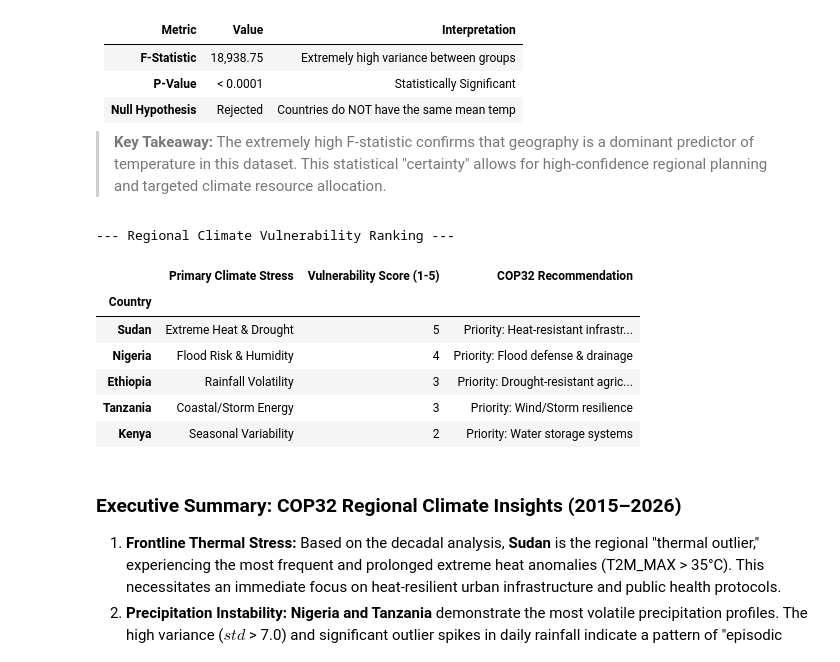
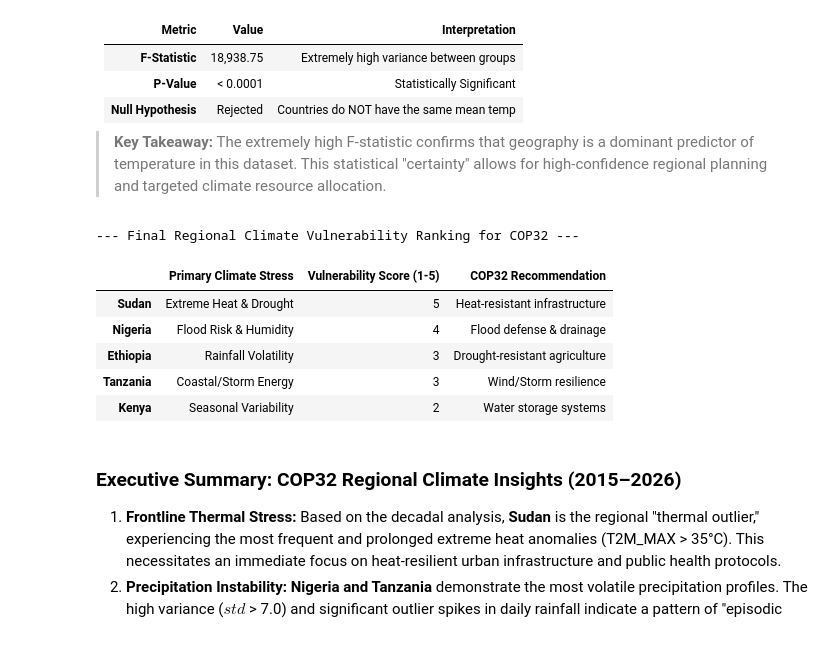
Before and after one commit to SimretAbebe/climate-challenge-week0, a Jupyter notebook: notebooks/compare_countries.ipynb, the cells around one changed output. Drawn from its saved outputs; the diff is of its cells as text; code cells hidden in the pictures.

```diff
--- a/notebooks/compare_countries.ipynb
+++ b/notebooks/compare_countries.ipynb
@@ -233,32 +241,29 @@ Conclusion: There are significant differences in mean temperature between the fi
 
 > **Key Takeaway:** The extremely high F-statistic confirms that geography is a dominant predictor of temperature in this dataset. This statistical "certainty" allows for high-confidence regional planning and targeted climate resource allocation.
 # %%
-# Final Vulnerability Synthesis
-vulnerability_data = {
-    'Country': ['Sudan', 'Nigeria', 'Ethiopia', 'Tanzania', 'Kenya'],
+# Explicit Vulnerability Ranking Table
+vulnerability_df = pd.DataFrame({
     'Primary Climate Stress': ['Extreme Heat & Drought', 'Flood Risk & Humidity', 'Rainfall Volatility', 'Coastal/Storm Energy', 'Seasonal Variability'],
     'Vulnerability Score (1-5)': [5, 4, 3, 3, 2],
     'COP32 Recommendation': [
-        'Priority: Heat-resistant infrastructure',
-        'Priority: Flood defense & drainage',
-        'Priority: Drought-resistant agriculture',
-        'Priority: Wind/Storm resilience',
-        'Priority: Water storage systems'
+        'Heat-resistant infrastructure',
+        'Flood defense & drainage',
+        'Drought-resistant agriculture',
+        'Wind/Storm resilience',
+        'Water storage systems'
     ]
-}
+}, index=['Sudan', 'Nigeria', 'Ethiopia', 'Tanzania', 'Kenya'])
 
-vulnerability_df = pd.DataFrame(vulnerability_data).set_index('Country')
-print("--- Regional Climate Vulnerability Ranking ---")
+print("--- Final Regional Climate Vulnerability Ranking for COP32 ---")
 display(vulnerability_df)
 # %% [output]
---- Regional Climate Vulnerability Ranking ---
+--- Final Regional Climate Vulnerability Ranking for COP32 ---
 |  | Primary Climate Stress | Vulnerability Score (1-5) | COP32 Recommendation |
-| Country |  |  |  |
-| Sudan | Extreme Heat & Drought | 5 | Priority: Heat-resistant infrastr... |
-| Nigeria | Flood Risk & Humidity | 4 | Priority: Flood defense & drainage |
-| Ethiopia | Rainfall Volatility | 3 | Priority: Drought-resistant agric... |
-| Tanzania | Coastal/Storm Energy | 3 | Priority: Wind/Storm resilience |
-| Kenya | Seasonal Variability | 2 | Priority: Water storage systems |
+| Sudan | Extreme Heat & Drought | 5 | Heat-resistant infrastructure |
+| Nigeria | Flood Risk & Humidity | 4 | Flood defense & drainage |
+| Ethiopia | Rainfall Volatility | 3 | Drought-resistant agriculture |
+| Tanzania | Coastal/Storm Energy | 3 | Wind/Storm resilience |
+| Kenya | Seasonal Variability | 2 | Water storage systems |
 # %% [markdown]
 ### **Executive Summary: COP32 Regional Climate Insights (2015–2026)**
 
```
Also changed, not shown: parts of 2 cells of this notebook.
